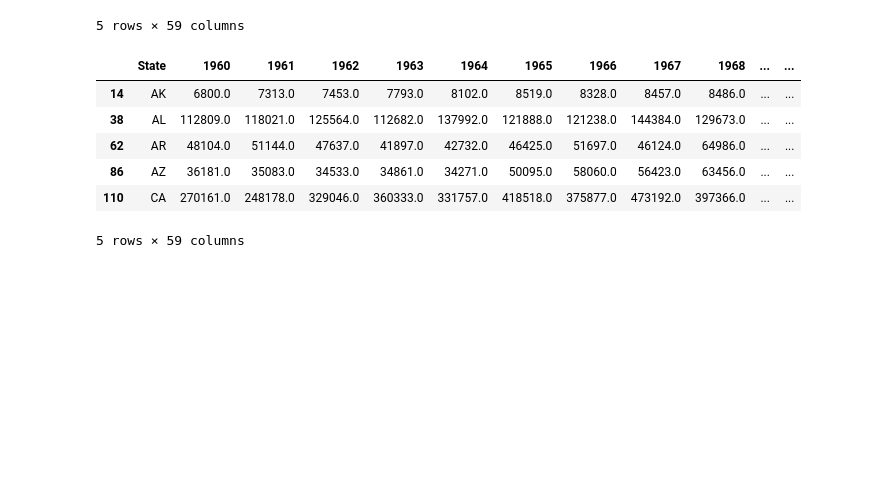
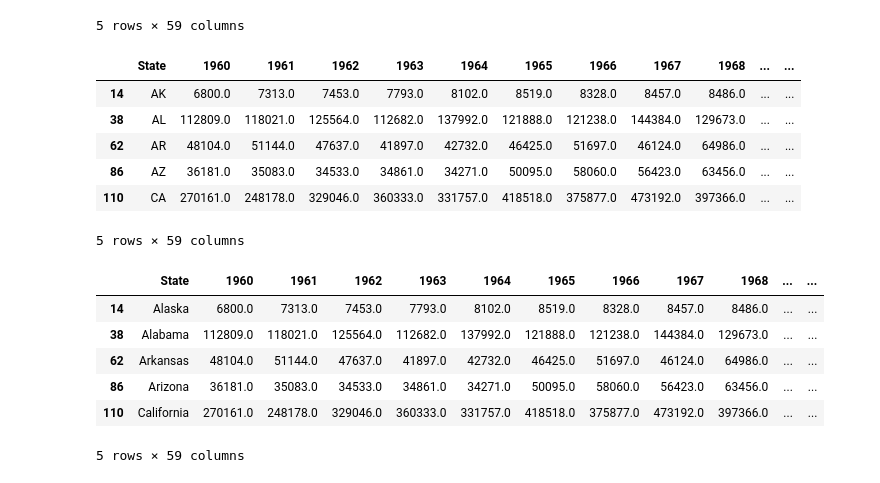
Before and after one commit to firdausmehta/Renewable-Energy-Industry-Outlook, a Jupyter notebook: states_energy.ipynb, the cells around one changed output. Cells and saved outputs as stored; diff of their text form; code cells hidden in the pictures; blank space fills up the shorter version.

```diff
--- a/states_energy.ipynb
+++ b/states_energy.ipynb
@@ -65,3 +65,27 @@ prod_df.head()
 | 86 | AZ | 36181.0 | 35083.0 | 34533.0 | 34861.0 | 34271.0 | 50095.0 | 58060.0 | 56423.0 | 63456.0 | ... | ... |
 | 110 | CA | 270161.0 | 248178.0 | 329046.0 | 360333.0 | 331757.0 | 418518.0 | 375877.0 | 473192.0 | 397366.0 | ... | ... |
 5 rows × 59 columns
+# %%
+# Change state abb. to names
+dict = {
+    "AK": "Alaska", "AL":"Alabama", "AR": "Arkansas", "AZ": "Arizona", "CA": "California","CO": "Colorado", "CT": "Connecticut",
+"DC": "District of Columbia","DE":"Delaware","FL":"Florida","GA": "Georgia",
+"HI":"Hawaii","IA": "Iowa","ID":"Idaho","IL": "Illinois","IN":"Indiana",
+"KS": "Kansas","KY" :"Kentucky","LA": "Louisiana","MA":"Massachusetts","MD":"Maryland",
+"ME" :"Maine","MI":"Michigan","MN":"Minnesota","MO": "Missouri","MS" : "Mississippi","MT":"Montana",
+"NC": "North Carolina","ND": "North Dakota","NE":"Nebraska","NH":"New Hampshire","NJ":"New Jersey","NM": "New Mexico",
+"NV": "Nevada","NY": "New York","OH": "Ohio","OK": "Oklahoma","OR": "Oregon","PA":"Pennsylvania",
+"RI":"Rhode Island","SC": "South Carolina","SD":"South Dakota","TN": "Tennessee","TX": "Texas",
+"UT": "Utah","VA": "Virginia","VT":"Vermont","WA":"Washington","WI":"Wisconsin",
+"WV": "West Virginia","WY":"Wyoming"
+}
+prod_df["State"] = prod_df["State"].map(dict)
+prod_df.head()
+# %% [output]
+|  | State | 1960 | 1961 | 1962 | 1963 | 1964 | 1965 | 1966 | 1967 | 1968 | ... | ... |
+| 14 | Alaska | 6800.0 | 7313.0 | 7453.0 | 7793.0 | 8102.0 | 8519.0 | 8328.0 | 8457.0 | 8486.0 | ... | ... |
+| 38 | Alabama | 112809.0 | 118021.0 | 125564.0 | 112682.0 | 137992.0 | 121888.0 | 121238.0 | 144384.0 | 129673.0 | ... | ... |
+| 62 | Arkansas | 48104.0 | 51144.0 | 47637.0 | 41897.0 | 42732.0 | 46425.0 | 51697.0 | 46124.0 | 64986.0 | ... | ... |
+| 86 | Arizona | 36181.0 | 35083.0 | 34533.0 | 34861.0 | 34271.0 | 50095.0 | 58060.0 | 56423.0 | 63456.0 | ... | ... |
+| 110 | California | 270161.0 | 248178.0 | 329046.0 | 360333.0 | 331757.0 | 418518.0 | 375877.0 | 473192.0 | 397366.0 | ... | ... |
+5 rows × 59 columns
```
